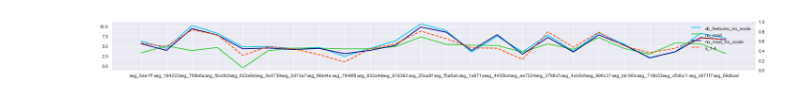
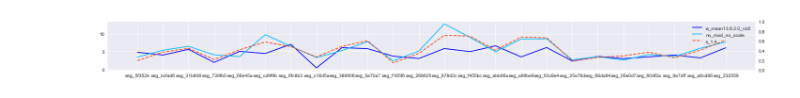
Before and after one commit to LoriHarris/kaggle_quakes, a Jupyter notebook: trials_analysis.ipynb, the cells around one changed output. Drawn from its saved outputs; the diff is of its cells as text; code cells hidden in the pictures.

Commit message:
trials

```diff
--- a/trials_analysis.ipynb
+++ b/trials_analysis.ipynb
@@ -92,9 +90,9 @@ df.reset_index()
 # %%
-df = df.sample(frac=0.009, replace=True, random_state=1)
+df = df.sample(frac=0.009, replace=True, random_state=1223)
 a = "#000080"
 b = "#00BFFF"
 c = "#32cd32"
-d = "#FF4500"
+d = "#FF4510"
 clt.to_hex(a)
 clt.to_hex(b)
 clt.to_hex(c)
@@ -118,41 +116,41 @@ plt.savefig('chart1.png', dpi=300)
 # %%
 bench = df['s_1.4']
-trial1 = df['s_1.6']
-trial2 = df['all_features_no_scale']
-trial3 = df['no_mad']
+trial1 = df['w_mean13.8.2.0_rol2']
+trial2 = df['xgBoost_wmean_rol2']
+trial3 = df['rol2_w_mean13+5']
 trial4=df['no_mad_no_scale']
 seg=df['seg_id']
 fig, ax1 = plt.subplots(figsize=(20, 2))
 
 ax2 = ax1.twinx()
-# ax1.plot(seg, trial1, color=a)
-ax1.plot(seg, trial2, color=b)
-ax1.plot(seg, trial3, color=c)
-ax1.plot(seg, trial4, color=a)
+ax1.plot(seg, trial1, color='blue')
+# ax1.plot(seg, trial2, color=c)
+# ax1.plot(seg, trial3, color=b)
+ax1.plot(seg, trial4, color=b)
 ax1.plot(seg, bench, linestyle="--", color=d)
 
 # plt.title("Unemployment Rate vs Affordability Tiers",fontdict = {'fontsize' : 20})
 
 # ax1.set_xlabel("Year",fontdict = {'fontsize' : 14})
 # ax1.set_ylabel("Affordibility Percentage",fontdict = {'fontsize' : 14})
 # ax2.set_ylabel("Unemployment Rate",fontdict = {'fontsize' : 14})
 
 # ax1.yaxis.set_major_formatter(FuncFormatter('{0:.0%}'.format))
 # ax2.yaxis.set_major_formatter(FuncFormatter('{0:.0%}'.format))
 
 # ax1.tick_params(direction='out', length=5, axis="x", labelsize=12)
 # ax1.tick_params(axis="y", labelsize=12)
 # ax2.tick_params(axis="y", labelsize=12)
 
 plt.grid()
 handles, labels = ax1.get_legend_handles_labels()
 handles1, labels1 = ax2.get_legend_handles_labels()
 legend = plt.legend(handles + handles1, labels + labels1, loc="upper right")
 plt.tight_layout()
 
 plt.style.use("seaborn")
 
 plt.savefig('chart.png', dpi=300)
 plt.show()
 # %% [output]
-[figure, old version]
+[figure, new version]
```
Also changed, not shown: parts of 4 cells of this notebook, 12 other files.
